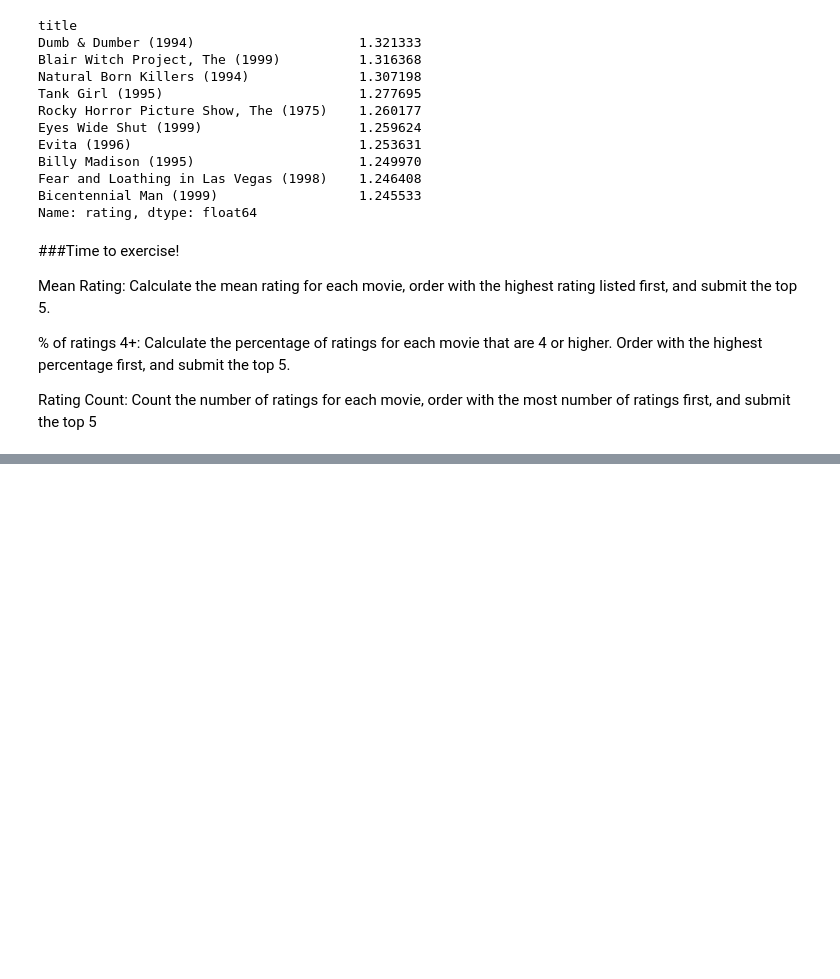
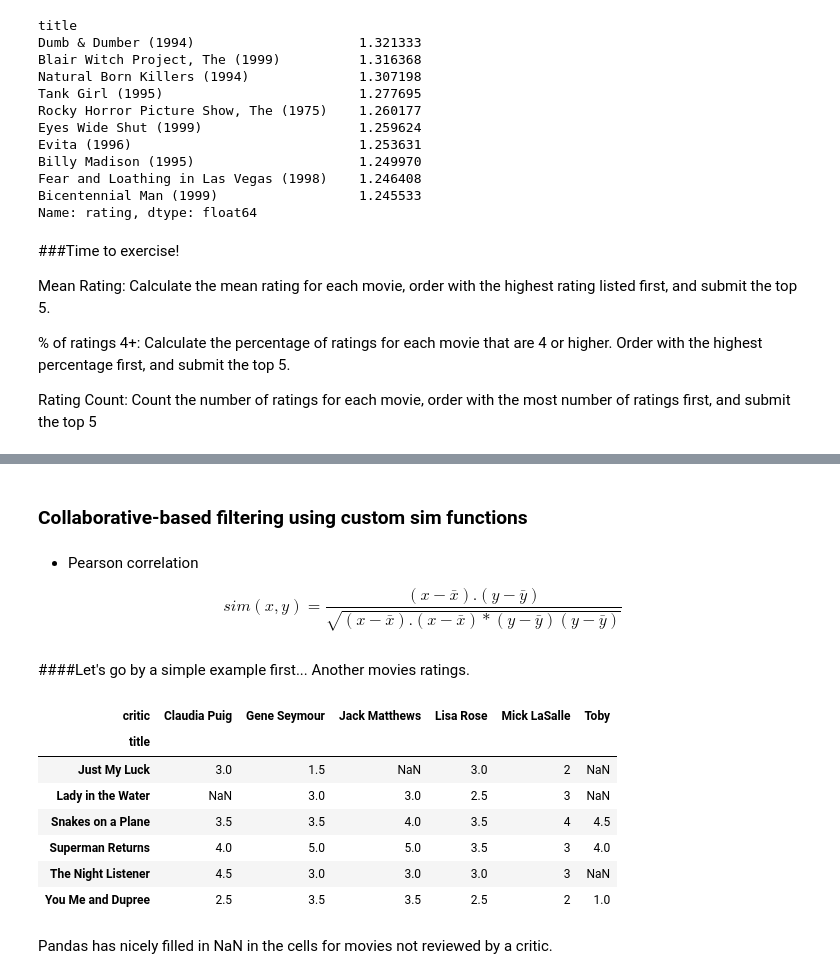
Before and after one commit to marcelcaraciolo/big-data-tutorial, a Jupyter notebook: tutorial/1-Playing-with-Recommender-Systems.ipynb, the cells around one changed output, grey strips where cells are left out. Drawn from its saved outputs; the diff is of its cells as text; code cells hidden in the pictures; blank space fills up the shorter version.

```diff
--- a/tutorial/1-Playing-with-Recommender-Systems.ipynb
+++ b/tutorial/1-Playing-with-Recommender-Systems.ipynb
@@ -431,0 +564,24 @@ Rating Count: Count the number of ratings for each movie, order with the most nu
+# %% [markdown]
+### Collaborative-based filtering using custom sim functions
+# %% [markdown]
+- Pearson correlation
+
+$$ sim(x,y) = \frac{(x - \bar x).(y - \bar y)}{\sqrt{(x - \bar x).(x - \bar x) * (y - \bar y)(y - \bar y)}} $$
+# %% [markdown]
+####Let's go by a simple example first... Another movies ratings.
+# %%
+import numpy as np; import pandas as pd; from pandas import Series, DataFrame
+rating = pd.read_csv('../data/movie_rating.csv')
+rp = rating.pivot_table(cols=['critic'],rows=['title'],values='rating')
+rp
+# %% [output]
+| critic | Claudia Puig | Gene Seymour | Jack Matthews | Lisa Rose | Mick LaSalle | Toby |
+| title |  |  |  |  |  |  |
+| Just My Luck | 3.0 | 1.5 | NaN | 3.0 | 2 | NaN |
+| Lady in the Water | NaN | 3.0 | 3.0 | 2.5 | 3 | NaN |
+| Snakes on a Plane | 3.5 | 3.5 | 4.0 | 3.5 | 4 | 4.5 |
+| Superman Returns | 4.0 | 5.0 | 5.0 | 3.5 | 3 | 4.0 |
+| The Night Listener | 4.5 | 3.0 | 3.0 | 3.0 | 3 | NaN |
+| You Me and Dupree | 2.5 | 3.5 | 3.5 | 2.5 | 2 | 1.0 |
+# %% [markdown]
+Pandas has nicely filled in NaN in the cells for movies not reviewed by a critic.
```
Also changed, not shown: parts of 34 cells of this notebook, 3 other files.
